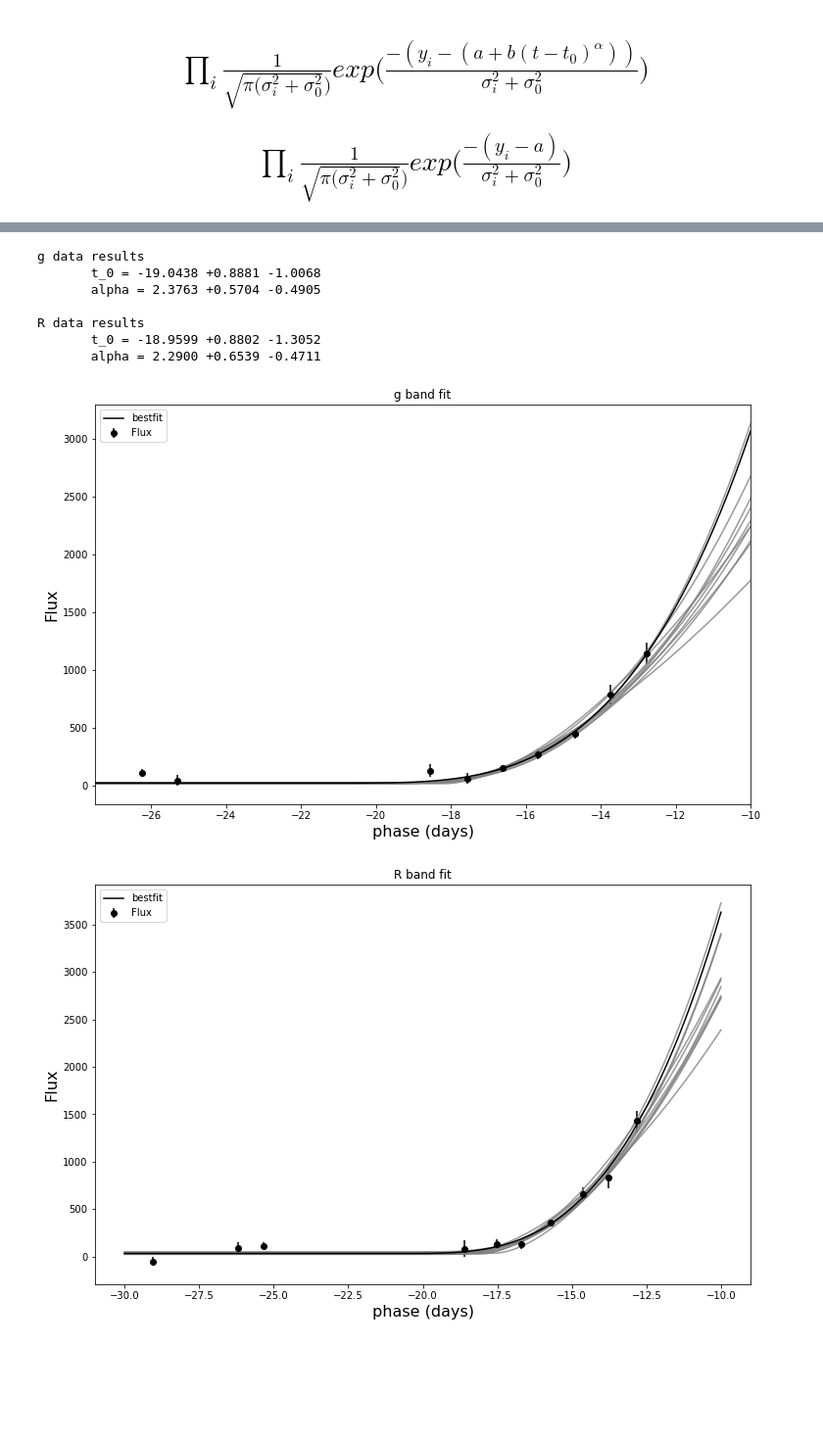
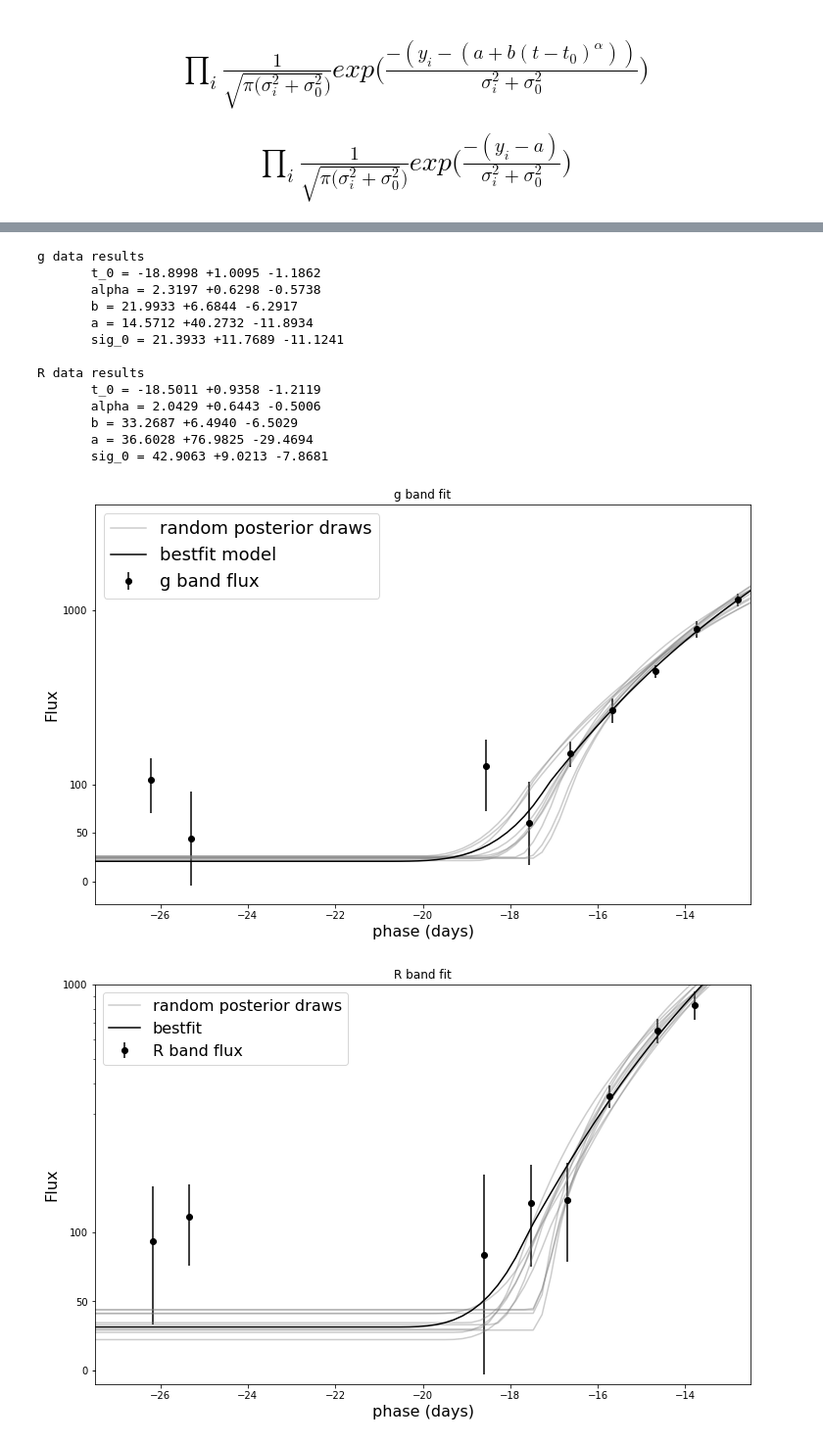
Before and after one commit to adamamiller/iptf16hvw-1, a Jupyter notebook: Early LC analysis - emcee.ipynb, the cells around one changed output, grey strips where cells are left out. Shown at 98% size. Drawn from its saved outputs; the diff is of its cells as text; code cells hidden in the pictures; blank space fills up the shorter version.

```diff
--- a/Early LC analysis - emcee.ipynb
+++ b/Early LC analysis - emcee.ipynb
@@ -88,7 +88,7 @@ def lnlikelihood(theta, f, t, f_err):
 #Define priors on parameters
 def lnprior(theta):
     a, b, t_0, alpha, sig_0 = theta
-    if(-25 < t_0 < -10 and 0 < alpha < 5 and 0 < sig_0 < 100 and -100 < a < 100 and  0 < b < 100):
+    if(-25 < t_0 < -10 and 0 < alpha < 5 and 0 < sig_0 < 100 and -100 < a < 100 and  -20 < b < 200):
         return 0.0
     return -np.inf
 
@@ -186,21 +210,41 @@ plt.show()
 # %%
-print("g data results\n \
+print("g data results \n \
       t_0 = {:.4f} +{:.4f} -{:.4f}\n \
-      alpha = {:.4f} +{:.4f} -{:.4f}\n" \
-      .format(t_0_mc_g[0], t_0_mc_g[1], t_0_mc_g[2], alpha_mc_g[0], alpha_mc_g[1], alpha_mc_g[2]))
+      alpha = {:.4f} +{:.4f} -{:.4f}\n \
+      b = {:.4f} +{:.4f} -{:.4f}\n \
+      a = {:.4f} +{:.4f} -{:.4f}\n \
+      sig_0 = {:.4f} +{:.4f} -{:.4f}\n" \
+      .format(t_0_mc_g[0], t_0_mc_g[1], t_0_mc_g[2],
+              alpha_mc_g[0], alpha_mc_g[1], alpha_mc_g[2],
+              a_mc_g[0], a_mc_g[1], a_mc_g[2],
+              b_mc_g[0], b_mc_g[1], b_mc_g[2],
+             sig_0_mc_g[0], sig_0_mc_g[1], sig_0_mc_g[2]))
 
-print("R data results\n \
+print("R data results \n \
       t_0 = {:.4f} +{:.4f} -{:.4f}\n \
-      alpha = {:.4f} +{:.4f} -{:.4f}\n" \
-      .format(t_0_mc_R[0], t_0_mc_R[1], t_0_mc_R[2], alpha_mc_R[0], alpha_mc_R[1], alpha_mc_R[2]))
+      alpha = {:.4f} +{:.4f} -{:.4f}\n \
+      b = {:.4f} +{:.4f} -{:.4f}\n \
+      a = {:.4f} +{:.4f} -{:.4f}\n \
+      sig_0 = {:.4f} +{:.4f} -{:.4f}\n" \
+      .format(t_0_mc_R[0], t_0_mc_R[1], t_0_mc_R[2],
+              alpha_mc_R[0], alpha_mc_R[1], alpha_mc_R[2],
+              a_mc_R[0], a_mc_R[1], a_mc_R[2],
+              b_mc_R[0], b_mc_R[1], b_mc_R[2],
+             sig_0_mc_R[0], sig_0_mc_R[1], sig_0_mc_R[2]))
 # %% [output]
 g data results
-       t_0 = -19.0438 +0.8881 -1.0068
-       alpha = 2.3763 +0.5704 -0.4905
+       t_0 = -18.8998 +1.0095 -1.1862
+       alpha = 2.3197 +0.6298 -0.5738
+       b = 21.9933 +6.6844 -6.2917
+       a = 14.5712 +40.2732 -11.8934
+       sig_0 = 21.3933 +11.7689 -11.1241
 
 R data results
-       t_0 = -18.9599 +0.8802 -1.3052
-       alpha = 2.2900 +0.6539 -0.4711
+       t_0 = -18.5011 +0.9358 -1.2119
+       alpha = 2.0429 +0.6443 -0.5006
+       b = 33.2687 +6.4940 -6.5029
+       a = 36.6028 +76.9825 -29.4694
+       sig_0 = 42.9063 +9.0213 -7.8681
 # %%
 #get maximum posterior parameters in g band
 max_post_ind_g = np.argmax(sampler_g.lnprobability.flatten())
@@ -211,8 +255,8 @@ fig = plt.figure(figsize=(12,10))
 fig.subplots_adjust(hspace=0.001)
 ax = plt.subplot2grid([4, 1], [0, 0], rowspan=3)
 
-times = np.where(g['phase'] > -30)
-ax.errorbar(g['phase'].iloc[times],  g['Flux'].iloc[times], yerr=g['Fluxerr'].iloc[times], fmt='o',c='black' )
+times_ind = np.where(g['phase'] > -30)
+ax.errorbar(g['phase'].iloc[times_ind],  g['Flux'].iloc[times_ind], yerr=g['Fluxerr'].iloc[times_ind], label='g band flux', fmt='o',c='black' )
 ax.set_xlabel('phase (days)', fontsize=16)
 ax.set_ylabel('Flux', fontsize=16)
 
@@ -231,7 +275,10 @@ ints = np.random.randint(0, high=600000, size=10)
 for i in ints:
     posterior = sampler_g.chain[:, nburn:, :].reshape((-1, len(paramsNames)))[i]
     y_vals = [model(t, *posterior[0:4])  for t in x_vals]
-    ax.plot(x_vals, y_vals, c='grey', alpha=.8,)
+    lab=''
+    if i == ints[0]:
+        lab = 'random posterior draws'
+    ax.plot(x_vals, y_vals, c='grey', alpha=.4,label=lab)
 
 
 
@@ -240,14 +287,18 @@ for i in ints:
 Y_vals = [model(t, *max_post_g[0:4]) for t in x_vals]
 
 
+ax.set_yscale("log")
+ax.set_yscale("symlog", linthreshy=100, linscaley =  .5)
 
-ax.plot(x_vals, Y_vals, c="black", label='bestfit')
+ax.set_yticks([0, 50 ,100, 1000])
+ax.set_yticklabels([0, 50 ,100, 1000])
+ax.plot(x_vals, Y_vals, c="black", label='bestfit model')
 ax.set_title('g band fit')
-plt.legend()
-ax.set_xlim([-27.5, -10])
+plt.legend(fontsize=18)
+ax.set_xlim([-27.5, -12.5])
 plt.show()
 # %% [output]
-[figure, old version]
+[figure, new version]
 # %%
 #get maximum posterior parameters in R band
 max_post_ind_R = np.argmax(sampler_R.lnprobability.flatten())
@@ -259,36 +310,43 @@ fig.subplots_adjust(hspace=0.001)
 ax = plt.subplot2grid([4, 1], [0, 0], rowspan=3)
 
 times = np.where(R['phase'] > -30)
-ax.errorbar(R['phase'].iloc[times],  R['Flux'].iloc[times], yerr=R['Fluxerr'].iloc[times], fmt='o',c='black' )
+ax.errorbar(R['phase'].iloc[times],  R['Flux'].iloc[times], yerr=R['Fluxerr'].iloc[times],label='R band flux', fmt='o',c='black' )
 ax.set_xlabel('phase (days)', fontsize=16)
 ax.set_ylabel('Flux', fontsize=16)
 
 
 x_vals = np.linspace(-30, -10, 100)
 
 def model(t, a, b, t_0, alpha):
     if(t > t_0):
         return a + (b*((t - t_0)**alpha))
     else:
         return a
 
 #draw 5 random posterior samples
 ints = np.random.randint(0, high=600000, size=10)
 
 for i in ints:
     posterior = sampler_R.chain[:, nburn:, :].reshape((-1, len(paramsNames)))[i]
     y_vals = [model(t, *posterior[0:4])  for t in x_vals]
-    ax.plot(x_vals, y_vals, c='grey', alpha=.8,)
+    lab=''
+    if i == ints[0]:
+        lab = 'random posterior draws'
+    ax.plot(x_vals, y_vals, c='grey', alpha=.4 ,label= lab)
 
 
 
 #plot maximum posterior model
 Y_vals = [model(t, *max_post_R[0:4]) for t in x_vals]
 
-
+ax.set_yscale("symlog", linthreshy=100, linscaley =  .5, subsy = [3,4,5,6,7,8,9])
 ax.plot(x_vals, Y_vals, c="black", label='bestfit')
+ax.set_yticks([0, 50, 100, 1000])
+ax.set_yticklabels([0, 50, 100, 1000])
 ax.set_title('R band fit')
-plt.legend()
+ax.set_ylim([-10, 1000])
+ax.set_xlim([-27.5, -12.5])
+plt.legend(fontsize=16)
 plt.show()
 # %% [output]
-[figure, old version]
+[figure, new version]
```
Also changed, not shown: parts of 6 cells of this notebook.
